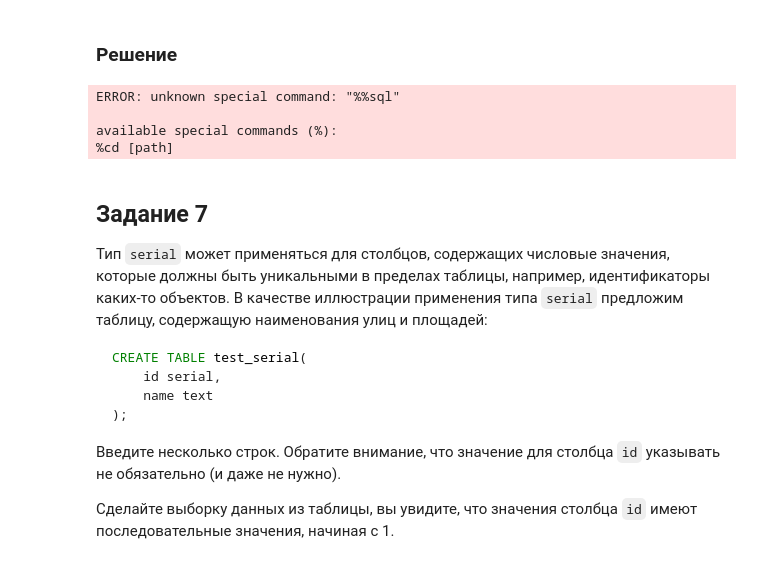
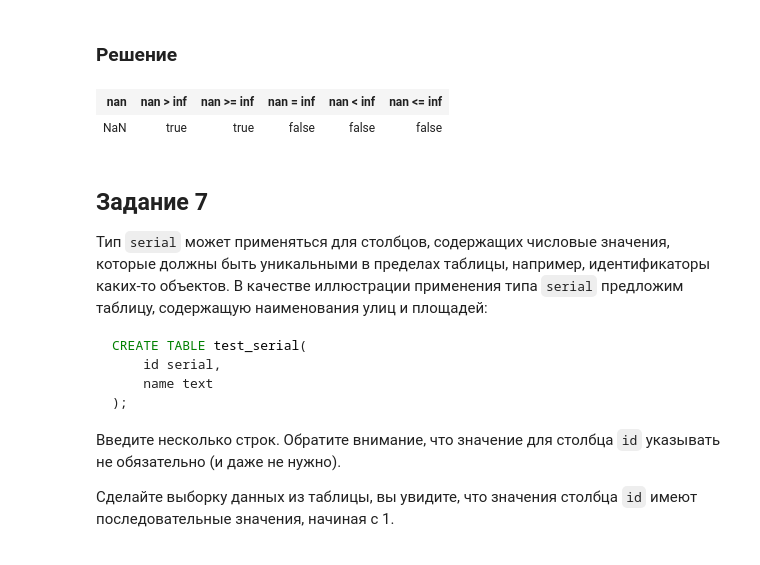
Before and after one commit to vowatchka/postgres_basic, a Jupyter notebook: practices/4_postgres_datatypes/gorm.ipynb, the cells around one changed output. Drawn from its saved outputs; the diff is of its cells as text; code cells hidden in the pictures.

```diff
--- a/practices/4_postgres_datatypes/gorm.ipynb
+++ b/practices/4_postgres_datatypes/gorm.ipynb
@@ -343,19 +360,38 @@ NaN
 # %% [markdown]
 ### Решение
 # %%
-%%sql
-SELECT
-    0 * 'inf'::real as "nan",
-    'nan'::real > 'inf'::real as "nan > inf",
-    'nan'::real >= 'inf'::real as "nan >= inf",
-    'nan'::real = 'inf'::real as "nan = inf",
-    'nan'::real < 'inf'::real as "nan < inf",
-    'nan'::real <= 'inf'::real as "nan <= inf"
+type Result struct {
+    Nan string `gorm:"column:nan" json:"nan"`
+    NanGtInf bool `gorm:"column:nan > inf" json:"nan > inf"`
+    NanGteInf bool `gorm:"column:nan >= inf" json:"nan >= inf"`
+    NanEqInf bool `gorm:"column:nan = inf" json:"nan = inf"`
+    NanLtInf bool `gorm:"column:nan < inf" json:"nan < inf"`
+    NanLteInf bool `gorm:"column:nan <= inf" json:"nan <= inf"`
+}
+
+col_names := []string{"nan", "nan > inf", "nan >= inf", "nan = inf", "nan < inf", "nan <= inf"}
+
+var results []*Result
+db.Raw(
+    fmt.Sprintf(
+        `
+        SELECT
+            (0 * 'inf'::real)::text as %#v,
+            'nan'::real > 'inf'::real as %#v,
+            'nan'::real >= 'inf'::real as %#v,
+            'nan'::real = 'inf'::real as %#v,
+            'nan'::real < 'inf'::real as %#v,
+            'nan'::real <= 'inf'::real as %#v
+        `,
+        table.ColNamesToAny(col_names)...,
+    ),
+).Scan(&results)
+
+html, err := table.Table(&results, col_names)
+display.HTML(html)
 # %% [output]
-ERROR: unknown special command: "%%sql"
-
-available special commands (%):
-%cd [path]
+| nan | nan > inf | nan >= inf | nan = inf | nan < inf | nan <= inf |
+| NaN | true | true | false | false | false |
 # %% [markdown]
 ## Задание 7
 
```
Also changed, not shown: parts of 13 cells of this notebook, 1 other file.
